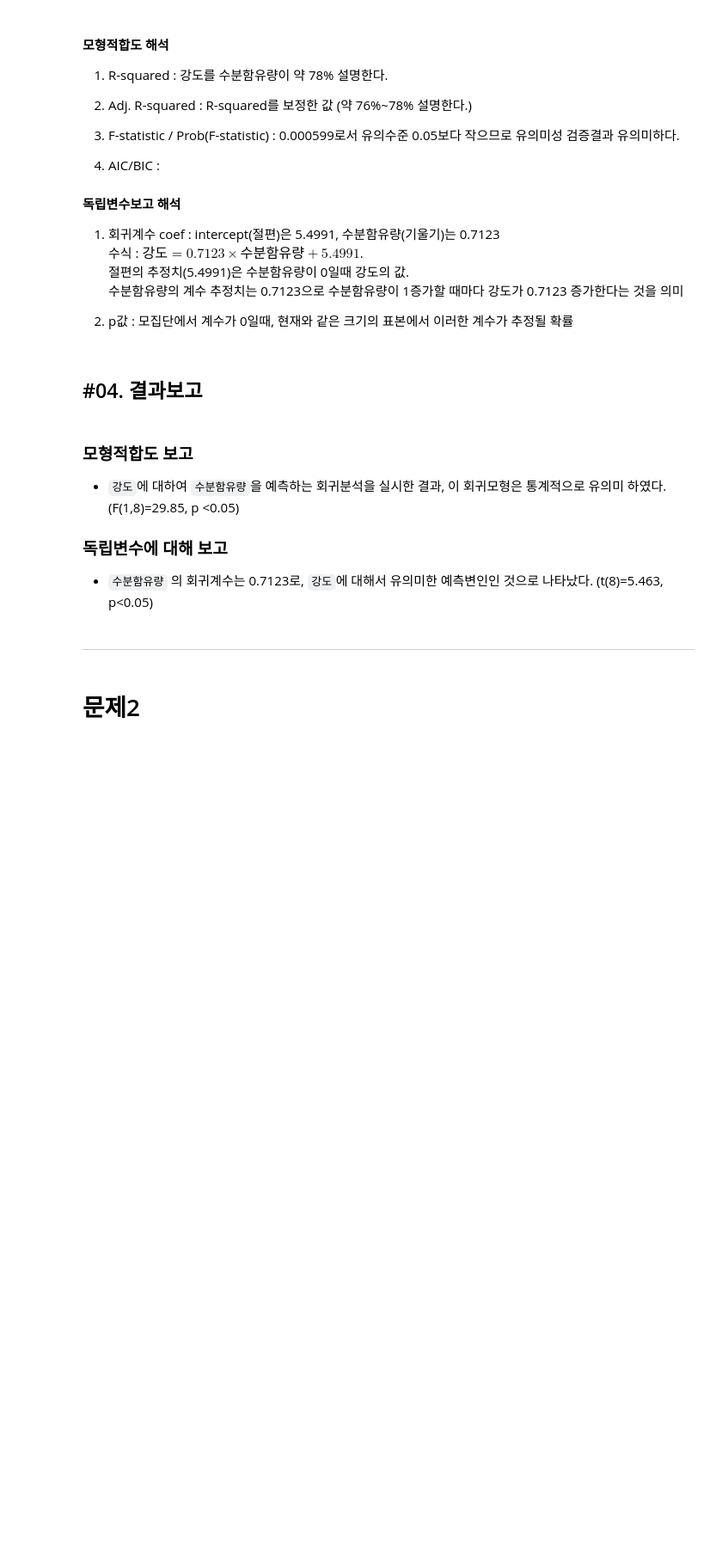
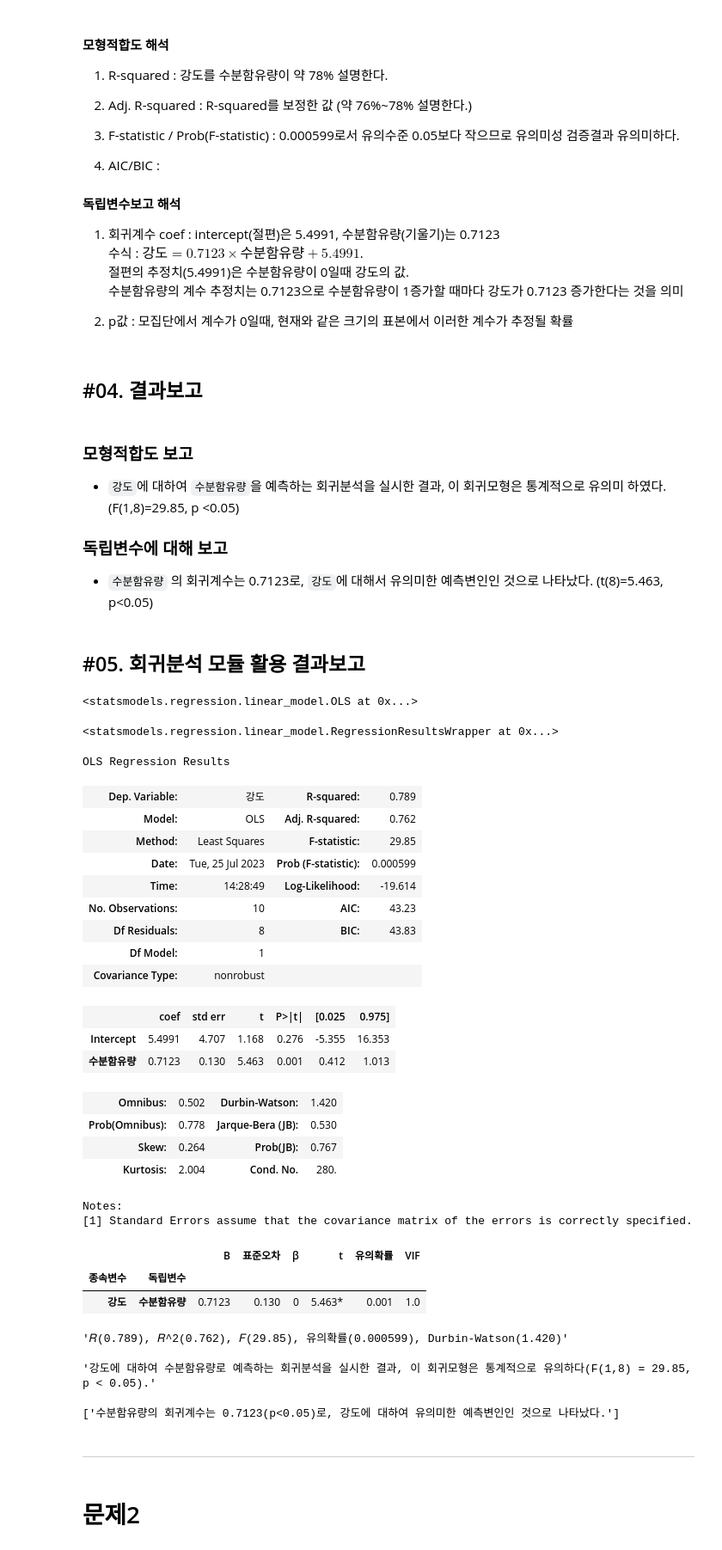
Before and after one commit to Jeeunun/Data_analysis_education_Closed, a Jupyter notebook: data_analysis/E.확증적_데이터_분석/04_회귀분석/연습문제.ipynb, the cells around one changed output. Shown at 86% size. Drawn from its saved outputs; the diff is of its cells as text; code cells hidden in the pictures; blank space fills up the shorter version.

```diff
--- a/data_analysis/E.확증적_데이터_분석/04_회귀분석/연습문제.ipynb
+++ b/data_analysis/E.확증적_데이터_분석/04_회귀분석/연습문제.ipynb
@@ -127,6 +131,58 @@ Notes:
 
 ### 독립변수에 대해 보고
 - `수분함유량` 의 회귀계수는 0.7123로, `강도`에 대해서 유의미한 예측변인인 것으로 나타났다. (t(8)=5.463, p<0.05)
+# %% [markdown]
+## #05. 회귀분석 모듈 활용 결과보고
+# %%
+model, fit, summmary, table, result, goodness, varstr = ext_ols(df, x='수분함유량', y='강도')
+# %%
+model
+# %% [output]
+<statsmodels.regression.linear_model.OLS at 0x...>
+# %%
+fit
+# %% [output]
+<statsmodels.regression.linear_model.RegressionResultsWrapper at 0x...>
+# %%
+summmary
+# %% [output]
+OLS Regression Results
+| Dep. Variable: | 강도 | R-squared: | 0.789 |
+| Model: | OLS | Adj. R-squared: | 0.762 |
+| Method: | Least Squares | F-statistic: | 29.85 |
+| Date: | Tue, 25 Jul 2023 | Prob (F-statistic): | 0.000599 |
+| Time: | 14:28:49 | Log-Likelihood: | -19.614 |
+| No. Observations: | 10 | AIC: | 43.23 |
+| Df Residuals: | 8 | BIC: | 43.83 |
+| Df Model: | 1 |  |  |
+| Covariance Type: | nonrobust |  |  |
+|  | coef | std err | t | P>|t| | [0.025 | 0.975] |
+| Intercept | 5.4991 | 4.707 | 1.168 | 0.276 | -5.355 | 16.353 |
+| 수분함유량 | 0.7123 | 0.130 | 5.463 | 0.001 | 0.412 | 1.013 |
+| Omnibus: | 0.502 | Durbin-Watson: | 1.420 |
+| Prob(Omnibus): | 0.778 | Jarque-Bera (JB): | 0.530 |
+| Skew: | 0.264 | Prob(JB): | 0.767 |
+| Kurtosis: | 2.004 | Cond. No. | 280. |
+Notes:
+[1] Standard Errors assume that the covariance matrix of the errors is correctly specified.
+# %%
+table
+# %% [output]
+|  |  | B | 표준오차 | β | t | 유의확률 | VIF |
+| 종속변수 | 독립변수 |  |  |  |  |  |  |
+| 강도 | 수분함유량 | 0.7123 | 0.130 | 0 | 5.463* | 0.001 | 1.0 |
+# %%
+result
+# %% [output]
+'𝑅(0.789), 𝑅^2(0.762), 𝐹(29.85), 유의확률(0.000599), Durbin-Watson(1.420)'
+# %%
+goodness
+# %% [output]
+'강도에 대하여 수분함유량로 예측하는 회귀분석을 실시한 결과, 이 회귀모형은 통계적으로 유의하다(F(1,8) = 29.85, p < 0.05).'
+# %%
+varstr
+# %% [output]
+['수분함유량의 회귀계수는 0.7123(p<0.05)로, 강도에 대하여 유의미한 예측변인인 것으로 나타났다.']
 # %% [markdown]
 ************************
 # %% [markdown]
```
Also changed, not shown: parts of 27 cells of this notebook, 2 other files.
